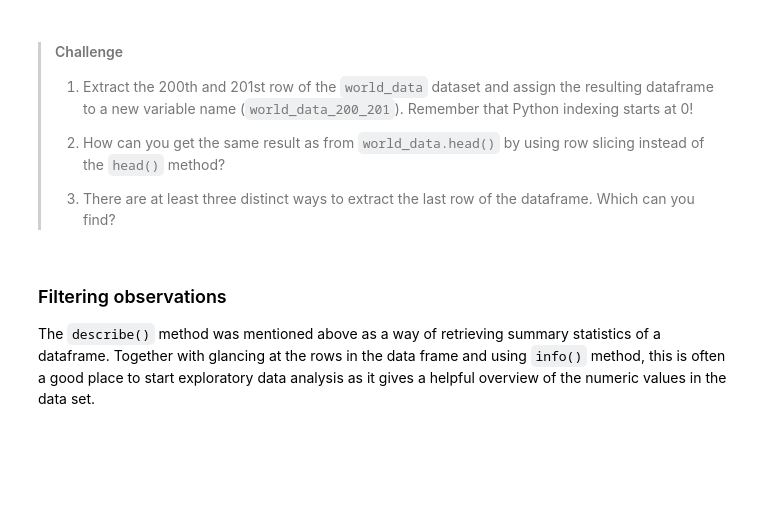
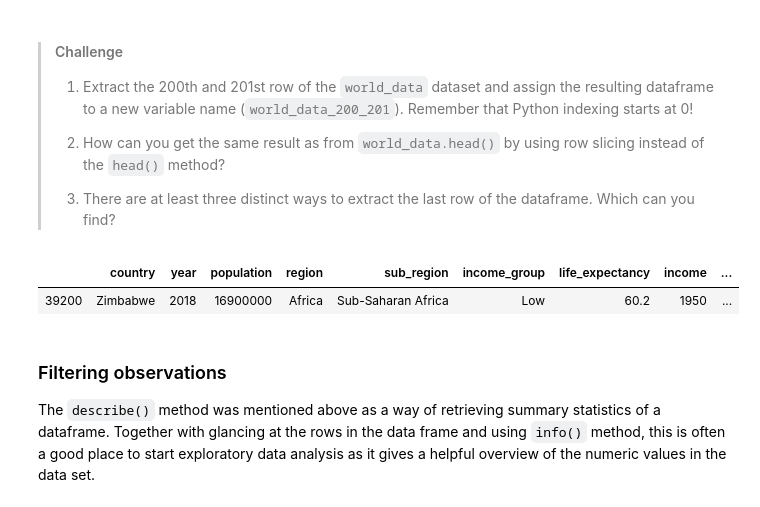
Before and after one commit to BME1478H/BME1478material, a Jupyter notebook: Lectures/week07/lesson.ipynb, the cells around one changed output. Drawn from its saved outputs; the diff is of its cells as text; code cells hidden in the pictures; blank space fills up the shorter version.

```diff
--- a/Lectures/week07/lesson.ipynb
+++ b/Lectures/week07/lesson.ipynb
@@ -529,6 +528,20 @@ world_data[2:5]
 >
 >3. There are at least three distinct ways to extract the last row of the dataframe.
 >   Which can you find?
+# %%
+# 1
+world_data_200_201 = world_data[199:201]
+
+# 2
+world_data_head = world_data[:5]
+
+# 3
+world_data[-1:]
+world_data.tail(1)
+world_data.iloc[-1:]
+# %% [output]
+|  | country | year | population | region | sub_region | income_group | life_expectancy | income | ... |
+| 39200 | Zimbabwe | 2018 | 16900000 | Africa | Sub-Saharan Africa | Low | 60.2 | 1950 | ... |
 # %% [markdown]
 ### Filtering observations
 
```
Also changed, not shown: parts of 9 cells of this notebook.
